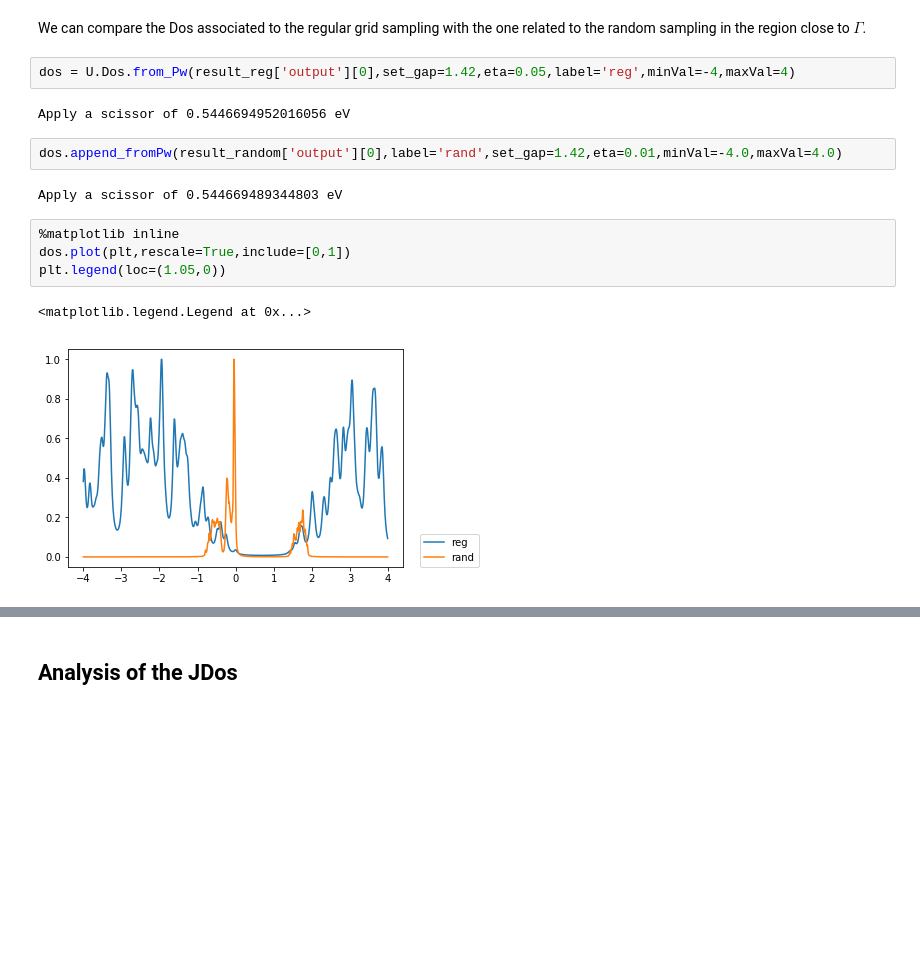
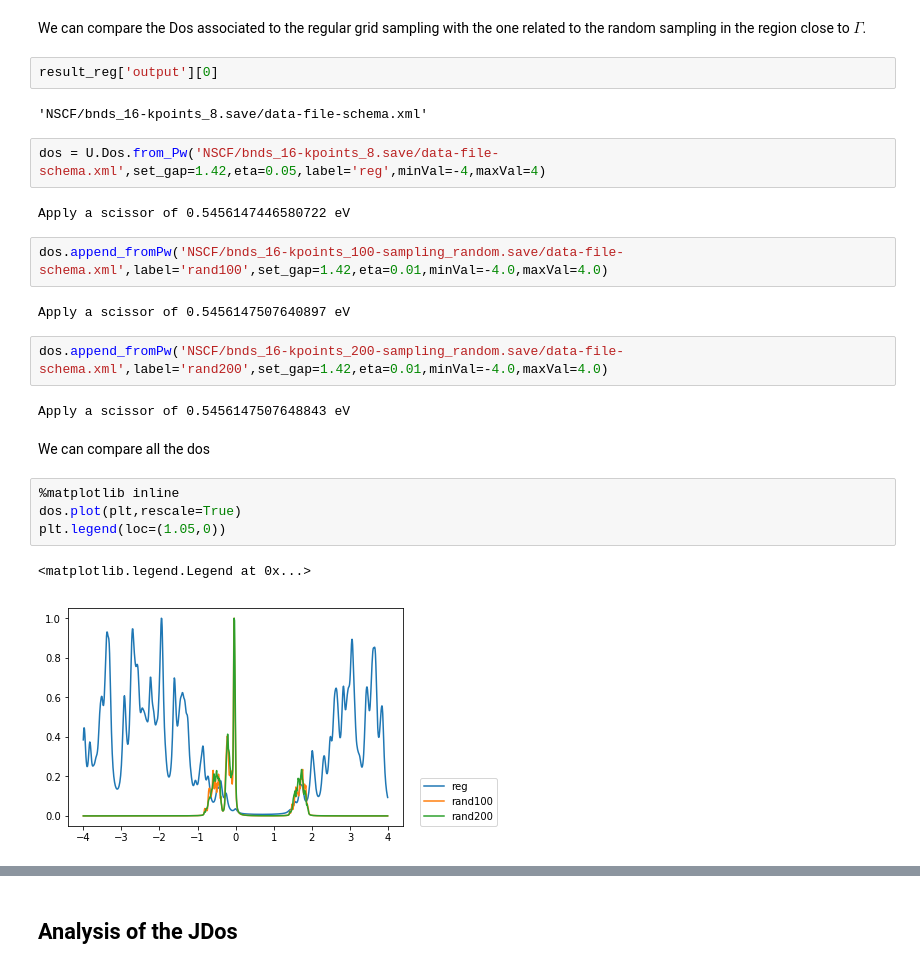
Before and after one commit to marcodalessandro76/Generation-and-decay-of-the-degree-of-spin-polarization-in-GaAs, a Jupyter notebook: QE_Calculations.ipynb, the cells around one changed output, grey strips where cells are left out. Saved outputs shown, nothing was run; the diff lists cells and outputs as text; blank space fills up the shorter version.

```diff
--- a/QE_Calculations.ipynb
+++ b/QE_Calculations.ipynb
@@ -416,18 +503,28 @@ Job completed
 # %% [markdown]
 We can compare the Dos associated to the regular grid sampling with the one related to the random sampling in the region
 close to $\Gamma$.
+# %%
+result_reg['output'][0]
+# %% [output]
+'NSCF/bnds_16-kpoints_8.save/data-file-schema.xml'
 # %%
-dos = U.Dos.from_Pw(result_reg['output'][0],set_gap=1.42,eta=0.05,label='reg',minVal=-4,maxVal=4)
+dos = U.Dos.from_Pw('NSCF/bnds_16-kpoints_8.save/data-file-schema.xml',set_gap=1.42,eta=0.05,label='reg',minVal=-4,maxVal=4)
 # %% [output]
-Apply a scissor of 0.5446694952016056 eV
+Apply a scissor of 0.5456147446580722 eV
 # %%
-dos.append_fromPw(result_random['output'][0],label='rand',set_gap=1.42,eta=0.01,minVal=-4.0,maxVal=4.0)
+dos.append_fromPw('NSCF/bnds_16-kpoints_100-sampling_random.save/data-file-schema.xml',label='rand100',set_gap=1.42,eta=0.01,minVal=-4.0,maxVal=4.0)
 # %% [output]
-Apply a scissor of 0.544669489344803 eV
+Apply a scissor of 0.5456147507640897 eV
+# %%
+dos.append_fromPw('NSCF/bnds_16-kpoints_200-sampling_random.save/data-file-schema.xml',label='rand200',set_gap=1.42,eta=0.01,minVal=-4.0,maxVal=4.0)
+# %% [output]
+Apply a scissor of 0.5456147507648843 eV
+# %% [markdown]
+We can compare all the dos
 # %%
 %matplotlib inline
-dos.plot(plt,rescale=True,include=[0,1])
+dos.plot(plt,rescale=True)
 plt.legend(loc=(1.05,0))
 # %% [output]
 <matplotlib.legend.Legend at 0x...>
-[figure, old version]
+[figure, new version]
```
Also changed, not shown: parts of 51 cells of this notebook, 4 other files.
